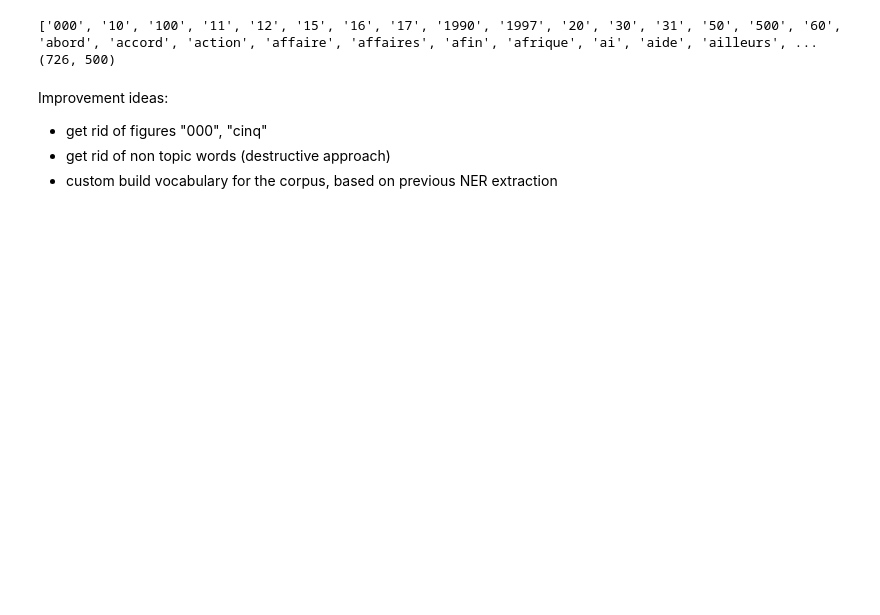
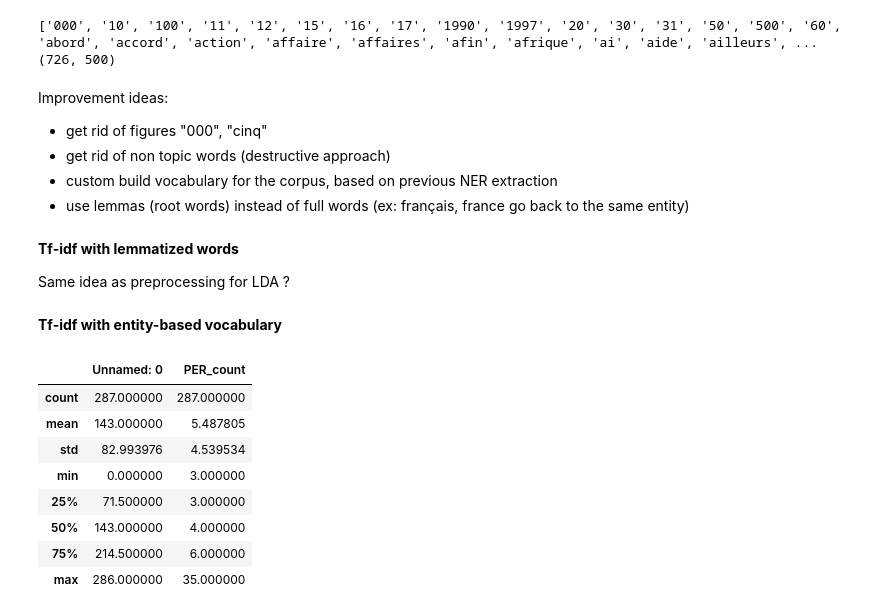
Before and after one commit to ldelille/nlp-archives, a Jupyter notebook: 02_TopicModeling.ipynb, the cells around one changed output. Saved outputs shown, nothing was run; the diff lists cells and outputs as text; code cells hidden in the pictures; blank space fills up the shorter version.

```diff
--- a/02_TopicModeling.ipynb
+++ b/02_TopicModeling.ipynb
@@ -297,3 +339,25 @@ Improvement ideas:
 * get rid of figures "000", "cinq"
 * get rid of non topic words (destructive approach)
 * custom build vocabulary for the corpus, based on previous NER extraction
+* use lemmas (root words) instead of full words (ex: français, france go back to the same entity)
+# %% [markdown]
+__Tf-idf with lemmatized words__
+
+Same idea as preprocessing for LDA ?
+# %% [markdown]
+__Tf-idf with entity-based vocabulary__
+# %%
+PER_df=pd.read_csv('articles_PER.csv')
+LOC_df=pd.read_csv('articles_LOC.csv')
+# %%
+PER_df.describe()
+# %% [output]
+|  | Unnamed: 0 | PER_count |
+| count | 287.000000 | 287.000000 |
+| mean | 143.000000 | 5.487805 |
+| std | 82.993976 | 4.539534 |
+| min | 0.000000 | 3.000000 |
+| 25% | 71.500000 | 3.000000 |
+| 50% | 143.000000 | 4.000000 |
+| 75% | 214.500000 | 6.000000 |
+| max | 286.000000 | 35.000000 |
```
Also changed, not shown: parts of 16 cells of this notebook.
